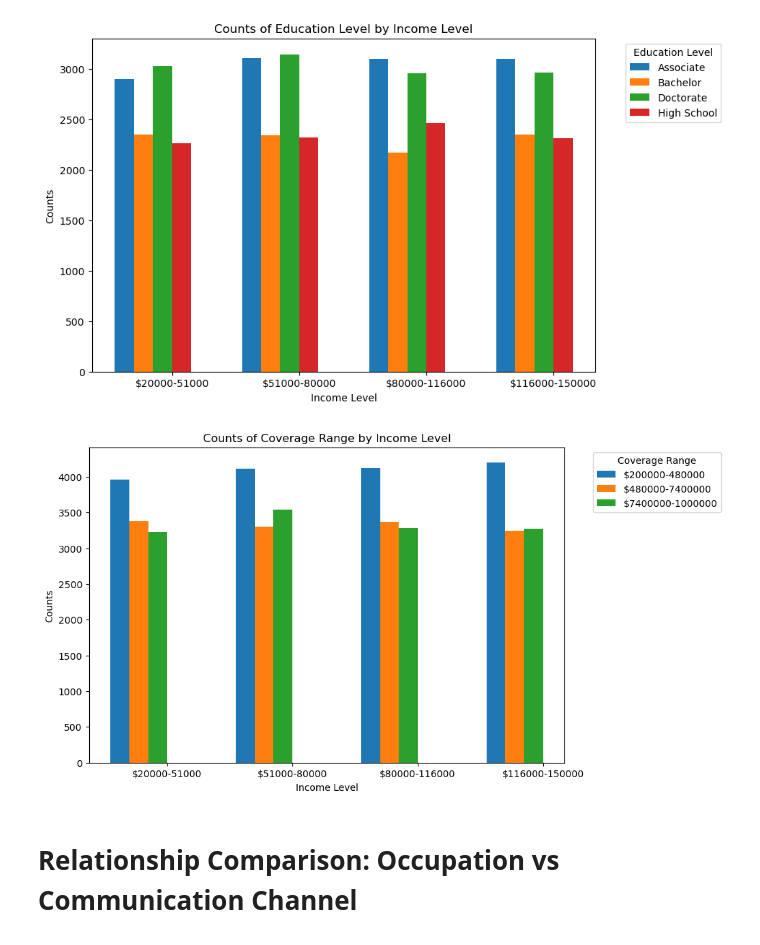
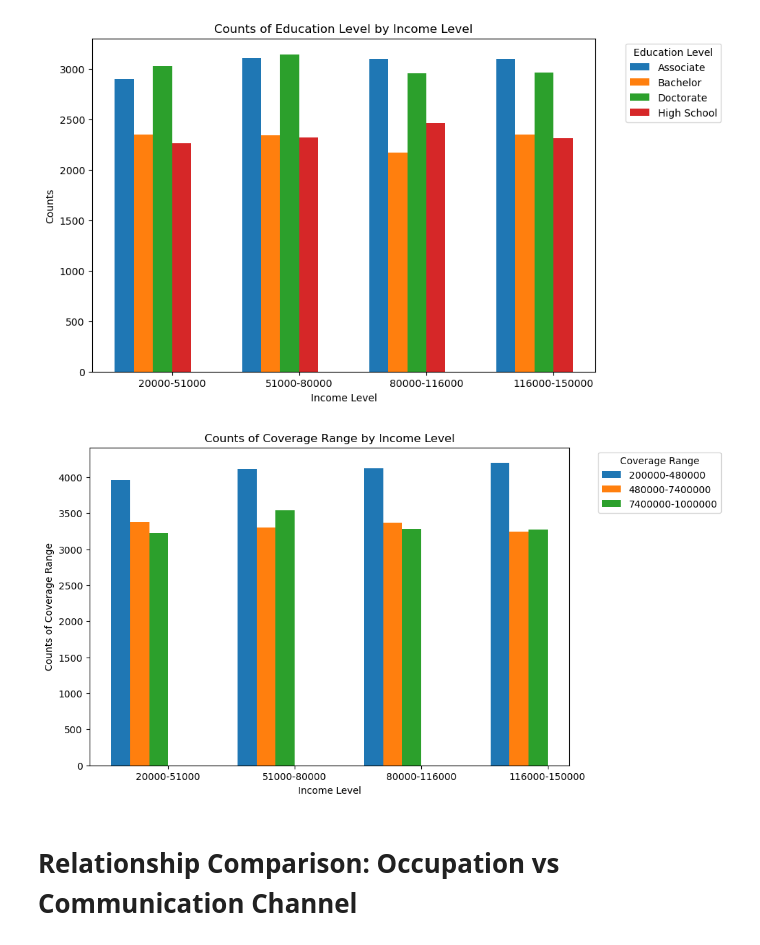
Before and after one commit to cecestreet/UCB-Project-One, a Jupyter notebook: Customer_Segmentation_Analysis_Group.ipynb, the cells around one changed output. Drawn from its saved outputs; the diff is of its cells as text; code cells hidden in the pictures.

```diff
--- a/Customer_Segmentation_Analysis_Group.ipynb
+++ b/Customer_Segmentation_Analysis_Group.ipynb
@@ -214,31 +220,33 @@ plt.show()
 # %% [output]
 [figure]
 # %%
-coverage = ["$200000-480000", "$480000-7400000", "$7400000-1000000"]
-income_bin = ["$20000-51000", "$51000-80000", "$80000-116000", "$116000-150000"]
+# Create grouped bar chart to visualize the counts of coverage ranges by income levels
+
+coverage = ["200000-480000", "480000-7400000", "7400000-1000000"]
+income_bin = ["20000-51000", "51000-80000", "80000-116000", "116000-150000"]
 counts = [
     [3956, 4111,4121,4202],
     [3377,3305,3368,3240],
     [3225,3540,3287,3272]
 ]
 
 fig, ax = plt.subplots(figsize=(9, 6))
 bar_width = 0.15
 
 for i, (coverage, data2) in enumerate(zip(coverage, counts)):
     x = range(len(data2))
     ax.bar([pos + i * bar_width for pos in x], data2, width=bar_width, label=coverage)
 
 ax.set_xticks([pos + bar_width * 2.5 for pos in range(len(income_bin))])
 ax.set_xticklabels(income_bin)
 ax.set_xlabel('Income Level')
-ax.set_ylabel('Counts')
+ax.set_ylabel('Counts of Coverage Range')
 ax.set_title('Counts of Coverage Range by Income Level')
 ax.legend(title='Coverage Range', bbox_to_anchor=(1.05, 1), loc='upper left')
 
 plt.show()
 # %% [output]
-[figure, old version]
+[figure, new version]
 # %% [markdown]
 # Relationship Comparison: Occupation vs Communication Channel
 # %%
```
Also changed, not shown: parts of 25 cells of this notebook, 7 other files.
